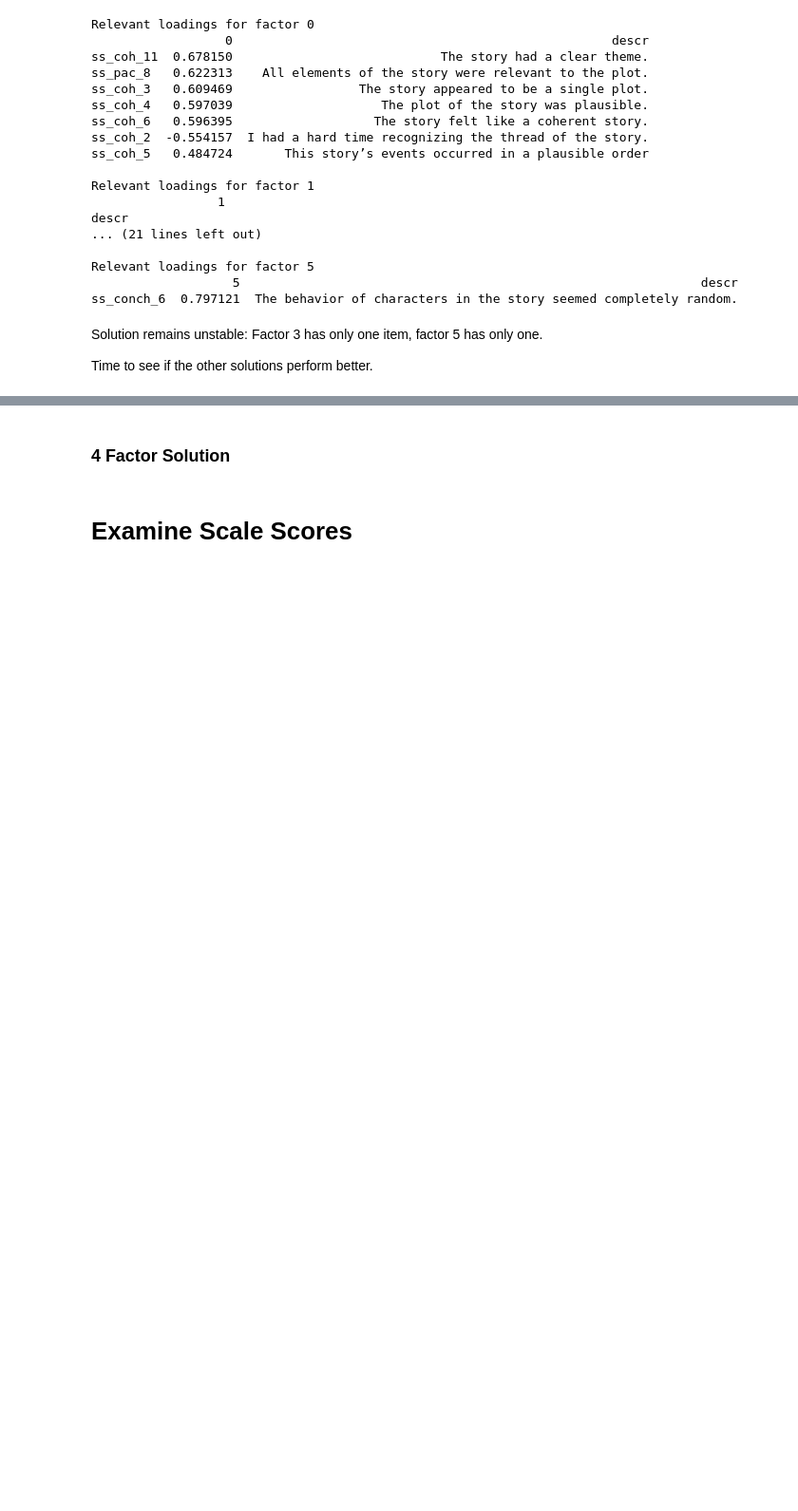
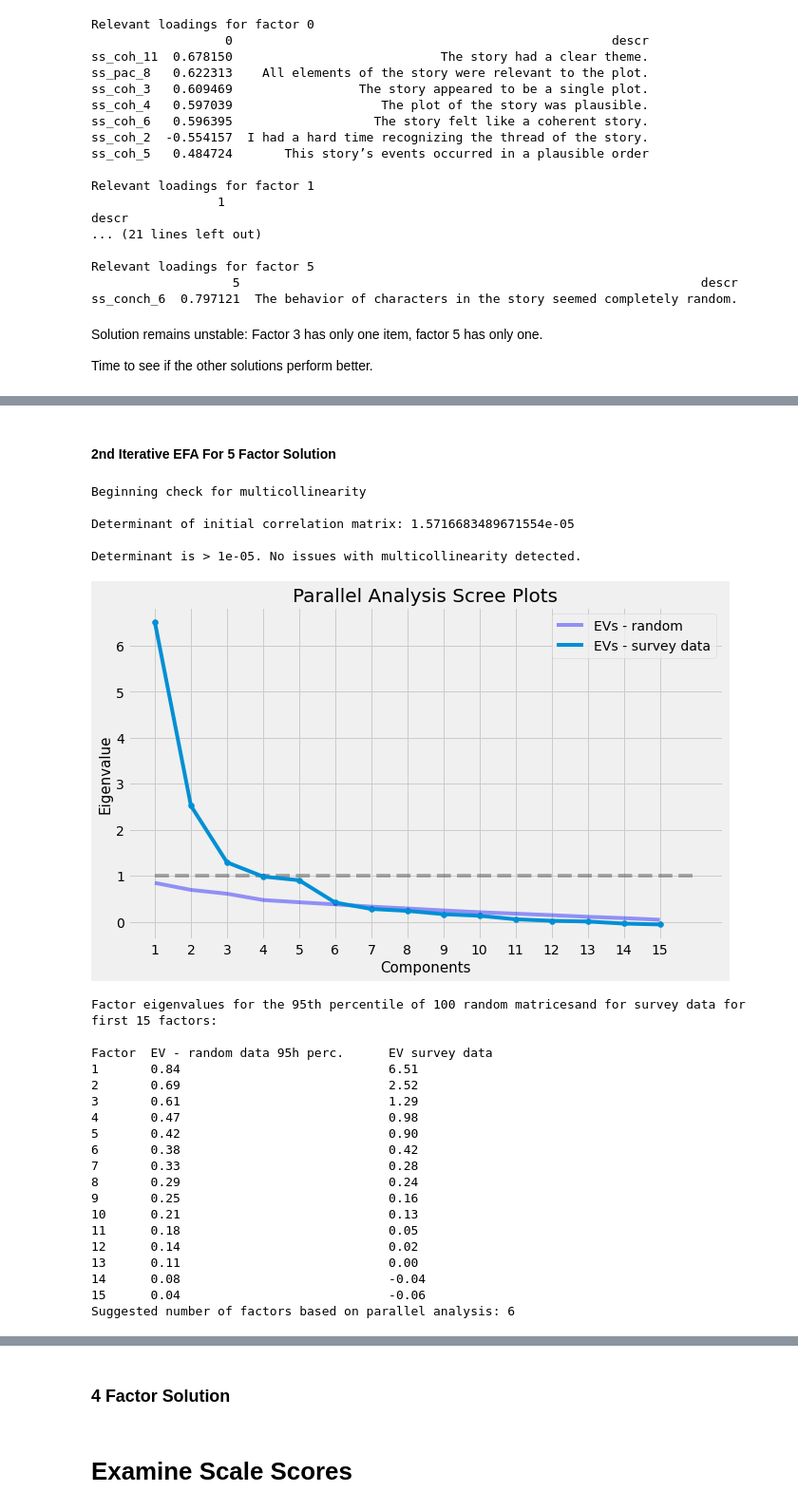
Before and after one commit to MWiechmann/ai_story_scale, a Jupyter notebook: study1_scale_construction/step_2_scale_construction_efa.ipynb, the cells around one changed output, grey strips where cells are left out. Shown at 95% size. Cells and saved outputs as stored; diff of their text form; code cells hidden in the pictures; blank space fills up the shorter version.

```diff
--- a/study1_scale_construction/step_2_scale_construction_efa.ipynb
+++ b/study1_scale_construction/step_2_scale_construction_efa.ipynb
@@ -735,17 +854,50 @@ for factor_n in items_per_fac_5:
+# %% [markdown]
+#### 2nd Iterative EFA For 5 Factor Solution
 # %%
 items_5_2 = copy.deepcopy(items_5)
 
-items_5_2.remove("tss_rep_11")
+items_5_2.remove("ss_rep_10")
 
-# items_5_2.extend(["tss_rep_4", "tss_rep_5",
-#                   "tss_rep_6", "tss_rep_7", "tss_rep_10", "tss_rep_12"])
-# items_5_2.extend(["tss_cre_1", "tss_cre_2", "tss_cre_4",
-#                  "tss_cre_5", "tss_cre_8", "tss_cre_10", "tss_cre_11"])
-items_5_2.extend(["tss_pac_2", "tss_pac_4"])
-#items_5_2.extend(["tss_sty_1", "tss_sty_2", "tss_sty_4", "tss_sty_11"])
-items_5_2.extend(["tss_coh_1", "tss_coh_4", "tss_coh_5", "tss_coh_12",
-                  "tss_conch_1", "tss_conch_3",
-                  "tss_conch_5", "tss_conch_6"])
+## Add previously sorted out items due to multicollinearity back to the list of items for analysis
+# Thematically fitting for factor 2 (Consistent Characterization)
+# Also add items that concern general consistency, just in case
+items_5_2.extend([
+    "ss_coh_1", "ss_coh_8",
+    "ss_conch_1", "ss_conch_3", "ss_conch_5", "ss_conch_6"
+    ])
+
+# For factor 4 (Pace)
+items_5_2.extend(["ss_pac_4"])
 # %%
-items_5_2 = reduce_multicoll(
+items_5_2 = efa_utils.reduce_multicoll(
     aiss, items_5_2, vars_descr=items_descr, print_details=True)
+# %% [output]
+Beginning check for multicollinearity
+
+Determinant of initial correlation matrix: 1.5716683489671554e-05
+
+Determinant is > 1e-05. No issues with multicollinearity detected.
+# %%
+# Check new recommended number of factors
+efa_utils.parallel_analysis(aiss, items_5_2, return_rec_n=False)
+# %% [output]
+[figure, added]
+Factor eigenvalues for the 95th percentile of 100 random matricesand for survey data for first 15 factors:
+
+Factor  EV - random data 95h perc.      EV survey data
+1       0.84                            6.51
+2       0.69                            2.52
+3       0.61                            1.29
+4       0.47                            0.98
+5       0.42                            0.90
+6       0.38                            0.42
+7       0.33                            0.28
+8       0.29                            0.24
+9       0.25                            0.16
+10      0.21                            0.13
+11      0.18                            0.05
+12      0.14                            0.02
+13      0.11                            0.00
+14      0.08                            -0.04
+15      0.04                            -0.06
+Suggested number of factors based on parallel analysis: 6
```
Also changed, not shown: parts of 23 cells of this notebook.
